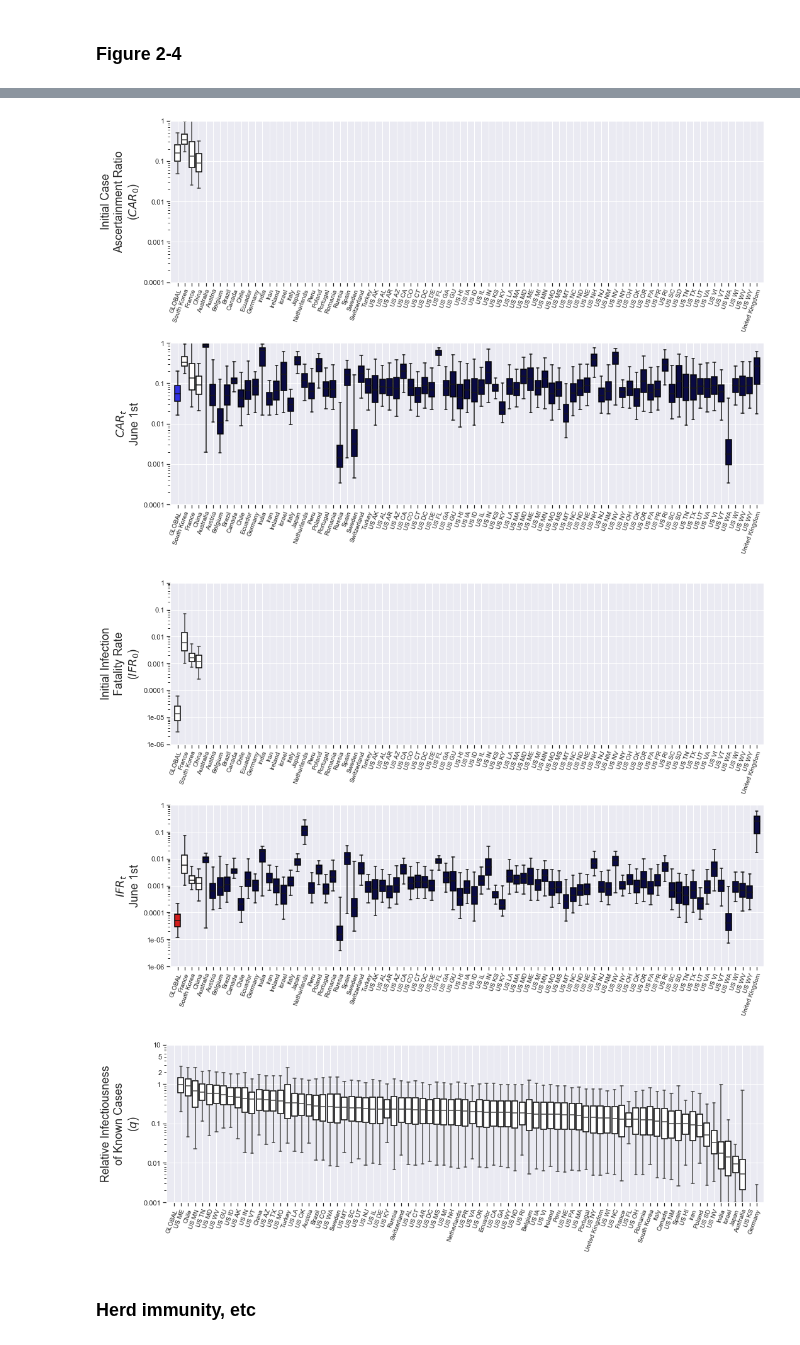
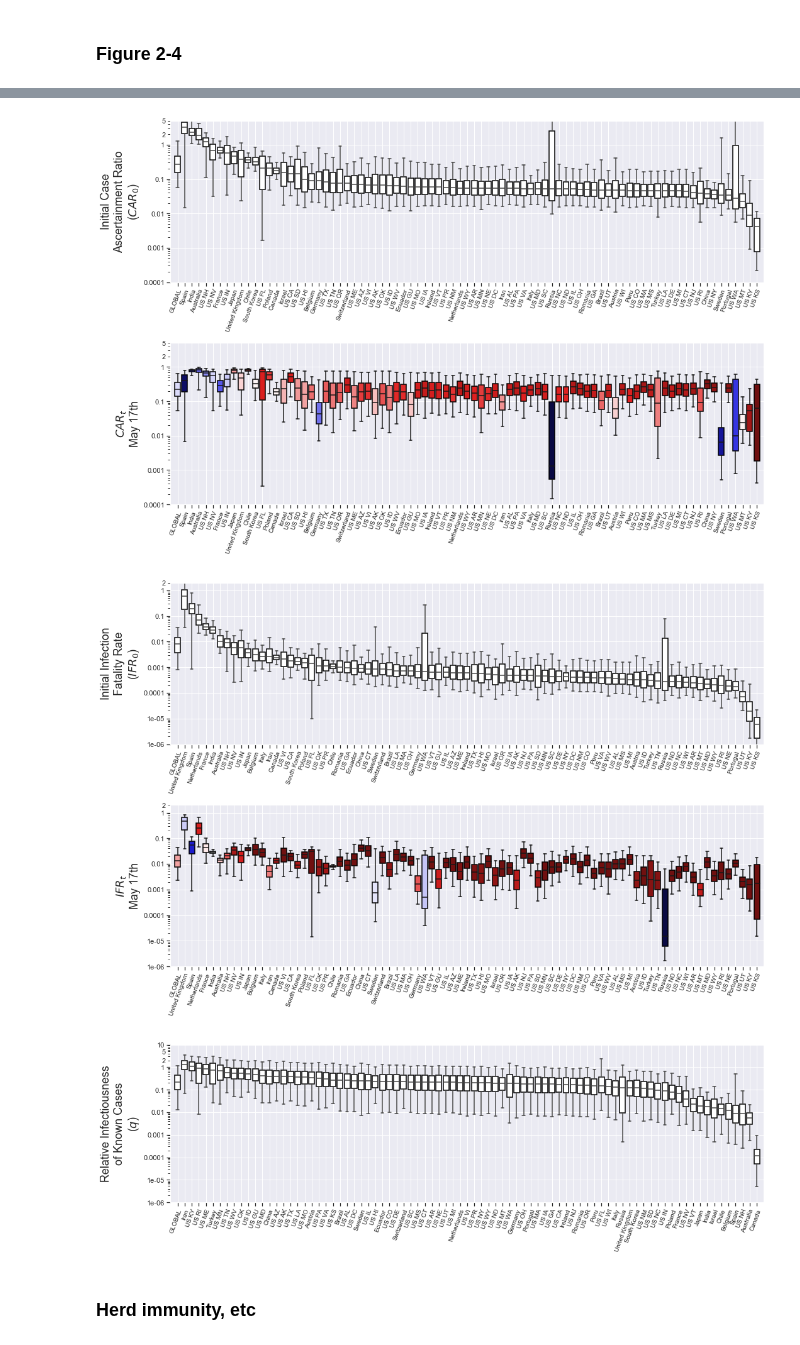
Before and after one commit to ccc1685/covid-19, a Jupyter notebook: notebooks/model_reports/barplots.ipynb, the cells around one changed output, grey strips where cells are left out. Cells and saved outputs as stored; diff of their text form; code cells hidden in the pictures.

Commit message:
in notebooks/model reports added, latest-week hack for relative time

```diff
--- a/notebooks/model_reports/barplots.ipynb
+++ b/notebooks/model_reports/barplots.ipynb
@@ -48,13 +48,35 @@ rois.remove('AA Global')
 # rois.remove('Algeria')
 # %% [markdown]
 # EDIT THIS --> change to the correct date name for latest week in data
-# %%
-# Add column for May 7th
-#REPLACE May 7th WITH DATE FOR LATEST WEEK
-
-def add_latestwk(df, stats):
-    for stat in stats:
-        df['%s (June 1st)' % stat] = df.filter(regex=("%s \(w.*" % stat)).apply(lambda x: x.dropna().get(-1, None), axis=1)
-    return df
-
-df = add_latestwk(df, ['Rt', 'car', 'ifr'])
+# %%
+# Add column for May 7th
+#REPLACE May 7th WITH DATE FOR LATEST WEEK
+
+# def add_latestwk(df, stats):
+#     for stat in stats:
+#         df['%s (May 17th)' % stat] = df.filter(regex=("%s \(w.*" % stat)).apply(lambda x: x.dropna().get(-1, None), axis=1)
+#     return df
+
+# def sort_nicely(l):
+#     """ Sorts the given iterable in the way that is expected.
+#     Required arguments:
+#     l -- The iterable to be sorted.
+#     """
+#     convert = lambda text: int(text) if text.isdigit() else text
+#     alphanum_key = lambda key: [convert(c) for c in re.split("([0-9]+)", key)]
+#     return sorted(l, key=alphanum_key)
+
+# df = add_latestwk(df, ['Rt', 'car', 'ifr'])
+
+stats = ['Rt', 'car', 'ifr']
+for stat in stats:
+    print(stat)
+    df[f'{stat} (May 17th)'] = 0
+    for roi in rois:
+        for wk in np.arange(17,0,-1):
+    #         print(f"{stat} (week {wk})")
+            if df.loc[df.roi==roi][f"{stat} (week {wk})"].notnull().values[0]:
+                for q in df['quantile'].unique():
+                    df.loc[(df.roi==roi)&(df['quantile']==q),[f'{stat} (May 17th)']] = df.loc[(df.roi==roi)&(df['quantile']==q),[f"{stat} (week {wk})"]].values
+    #                 print(df.loc[(df.roi==roi)&(df['quantile']==q)]['Rt (May 17th)'].values)
+                break
@@ -221,40 +274,40 @@ plt.savefig(product_path / 'Fig2_Rt.png', dpi=400)
 # %%
 fig, ax = plt.subplots(2, 1, figsize=(15, 10))
 rois = box_vs_roi(df_top, 'car (week 0)', 'Initial Case\nAscertainment Ratio\n($CAR_0$)',
-                  ax=ax[0], low=1e-4, high=1,);
+                  ax=ax[0], low=1e-4, high=5,);
 ax[0].xaxis.grid(True)
 
-box_vs_roi(df_top, 'car (June 1st)', '$CAR_t$\nJune 1st', low=1e-4, high=1,
+box_vs_roi(df_top, 'car (May 17th)', '$CAR_t$\nMay 17th', low=1e-4, high=5,
            ax=ax[1], subtract='car (week 0)', sort=rois);
 ax[1].xaxis.grid(True)
 plt.tight_layout()
 plt.savefig(product_path / 'Fig4_cart.png', dpi=400)
 # %% [output]
-[figure, old version]
+[figure, new version]
 # %%
 fig, ax = plt.subplots(2, 1, figsize=(15, 10))
 rois = box_vs_roi(df_top, 'ifr (week 0)', 'Initial Infection\nFatality Rate\n($IFR_0$)',
-                  ax=ax[0], low=1e-6, high=1);
+                  ax=ax[0], low=1e-6, high=2);
 ax[0].xaxis.grid(True)
 
-box_vs_roi(df_top, 'ifr (June 1st)', '$IFR_t$\nJune 1st', low=1e-6, high=1,
+box_vs_roi(df_top, 'ifr (May 17th)', '$IFR_t$\nMay 17th', low=1e-6, high=2,
            ax=ax[1], subtract='ifr (week 0)', sort=rois);
 ax[1].xaxis.grid(True)
 
 plt.tight_layout()
 plt.savefig(product_path / 'Fig5_ifrt.png', dpi=400)
 # %% [output]
-[figure, old version]
+[figure, new version]
 # %%
 fig, ax = plt.subplots(1, 1, figsize=(15, 5))
-rois = box_vs_roi(df_top, 'q', 'Relative Infectiousness\nof Known Cases\n($q$)', ax=ax, low=1e-3, high=1e1);
+rois = box_vs_roi(df_top, 'q', 'Relative Infectiousness\nof Known Cases\n($q$)', ax=ax, low=1e-6, high=1e1);
 plt.tight_layout()
 ax.xaxis.grid(True)
 
 plt.tight_layout()
 plt.savefig(product_path / 'Fig_q.png', dpi=400)
 # %% [output]
-[figure, old version]
+[figure, new version]
 # %% [markdown]
 ### Herd immunity, etc
 # %%
```
Also changed, not shown: parts of 5 cells of this notebook, 2 other files.
